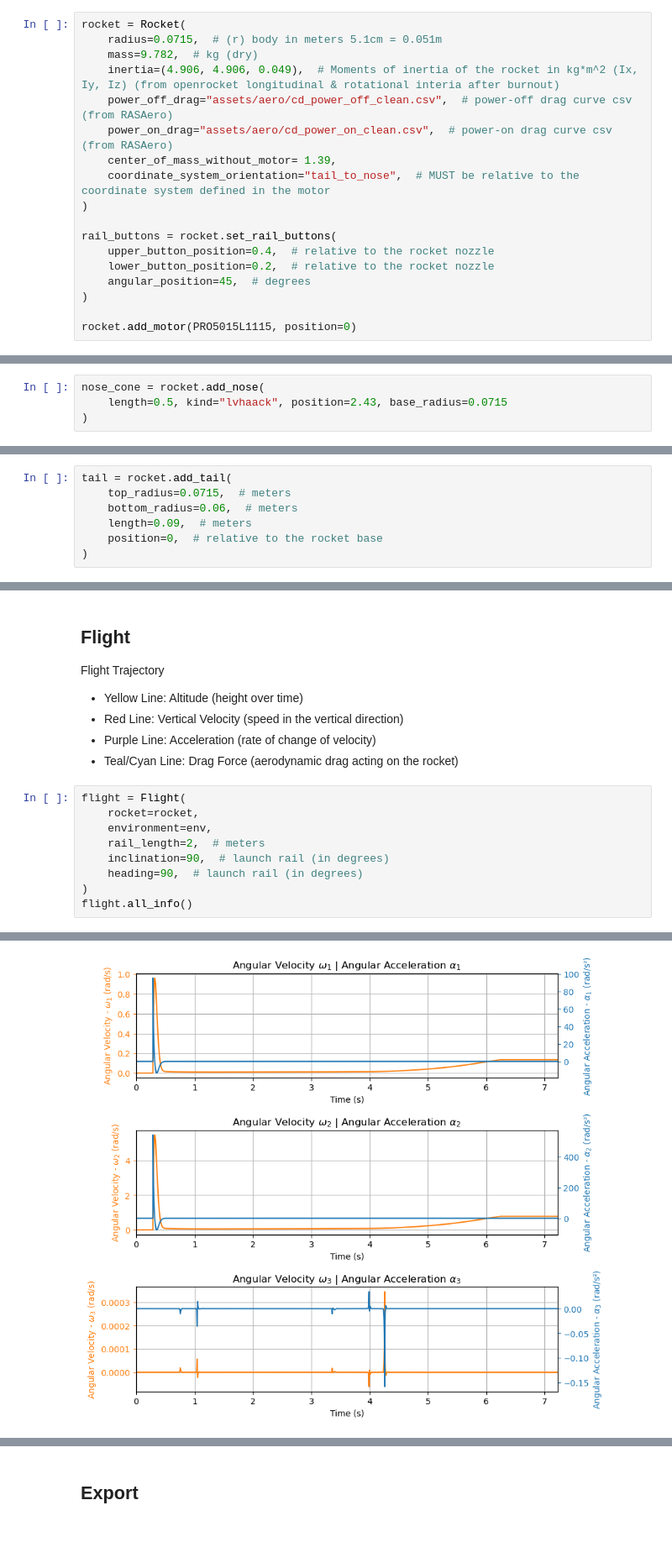
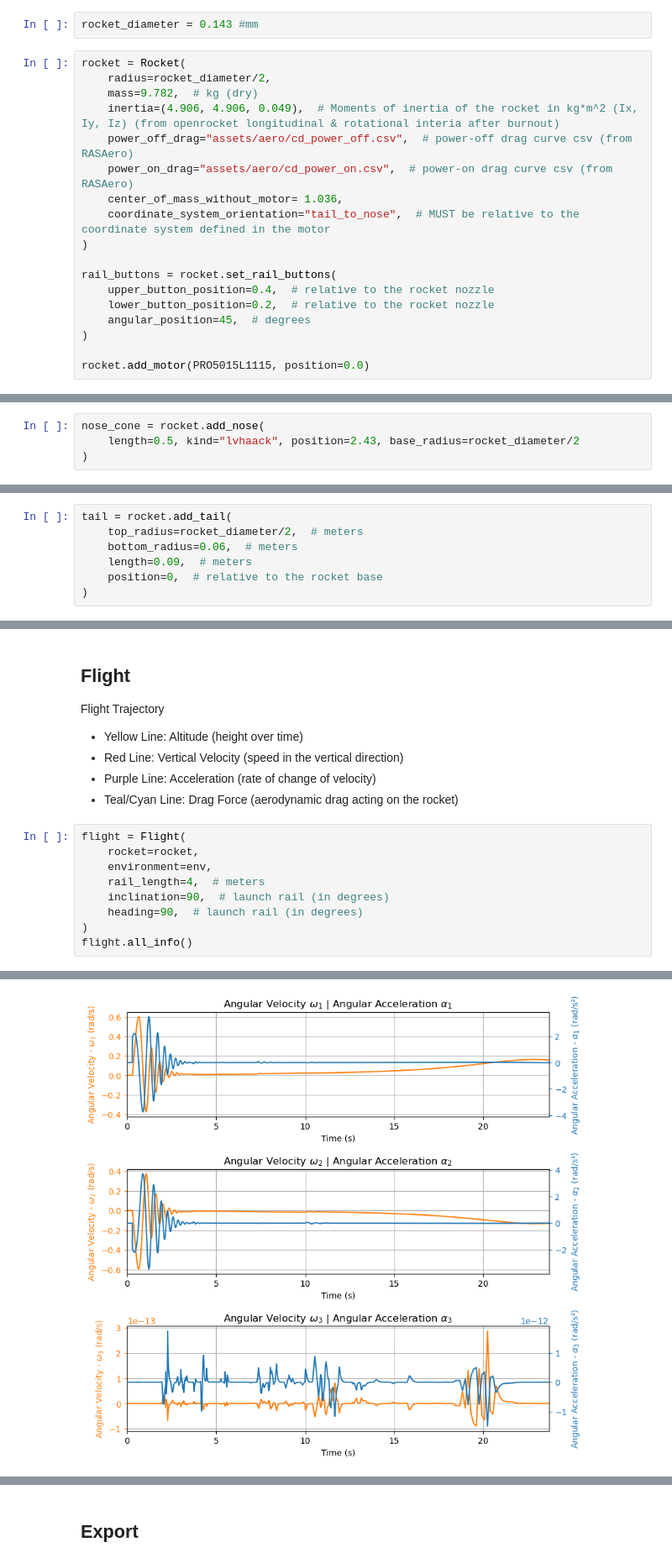
Before and after one commit to ULAS-HiPR/RocketPy, a Jupyter notebook: Mach26/Badhbh.ipynb, the cells around one changed output, grey strips where cells are left out. Shown at 84% size. Cells and saved outputs as stored; diff of their text form; blank space fills up the shorter version.

Commit message:
I hate the weather in rocketpy

```diff
--- a/Mach26/Badhbh.ipynb
+++ b/Mach26/Badhbh.ipynb
@@ -127,11 +127,13 @@ df.to_csv("assets/aero/cd_power_on_clean.csv", index=False)
+# %%
+rocket_diameter = 0.143 #mm
 # %%
 rocket = Rocket(
-    radius=0.0715,  # (r) body in meters 5.1cm = 0.051m
+    radius=rocket_diameter/2,
     mass=9.782,  # kg (dry)
     inertia=(4.906, 4.906, 0.049),  # Moments of inertia of the rocket in kg*m^2 (Ix, Iy, Iz) (from openrocket longitudinal & rotational interia after burnout)
-    power_off_drag="assets/aero/cd_power_off_clean.csv",  # power-off drag curve csv (from RASAero)
-    power_on_drag="assets/aero/cd_power_on_clean.csv",  # power-on drag curve csv (from RASAero)
-    center_of_mass_without_motor= 1.39,
+    power_off_drag="assets/aero/cd_power_off.csv",  # power-off drag curve csv (from RASAero)
+    power_on_drag="assets/aero/cd_power_on.csv",  # power-on drag curve csv (from RASAero)
+    center_of_mass_without_motor= 1.036,
     coordinate_system_orientation="tail_to_nose",  # MUST be relative to the coordinate system defined in the motor
 )
 
@@ -141,12 +143,12 @@ rail_buttons = rocket.set_rail_buttons(
     angular_position=45,  # degrees
 )
 
-rocket.add_motor(PRO5015L1115, position=0)
+rocket.add_motor(PRO5015L1115, position=0.0)
 # %% [markdown]
 ### 4 - Aero surfaces
 # %%
 nose_cone = rocket.add_nose(
-    length=0.5, kind="lvhaack", position=2.43, base_radius=0.0715
+    length=0.5, kind="lvhaack", position=2.43, base_radius=rocket_diameter/2
 )
 # %%
 fin_set = rocket.add_trapezoidal_fins(
@@ -161,7 +163,7 @@ fin_set = rocket.add_trapezoidal_fins(
 )
 # %%
 tail = rocket.add_tail(
-    top_radius=0.0715,  # meters
+    top_radius=rocket_diameter/2,  # meters
     bottom_radius=0.06,  # meters
     length=0.09,  # meters
     position=0,  # relative to the rocket base
@@ -236,7 +241,7 @@ Flight Trajectory
 flight = Flight(
     rocket=rocket,
     environment=env,
-    rail_length=2,  # meters
+    rail_length=4,  # meters
     inclination=90,  # launch rail (in degrees)
     heading=90,  # launch rail (in degrees)
 )
@@ -269,3 +274,3 @@ Path, Attitude and Lateral Attitude Angle plots
 Trajectory Angular Velocity and Acceleration Plots
-[figure, old version]
+[figure, new version]
 Aerodynamic Forces Plots
```
Also changed, not shown: parts of 7 cells of this notebook, 4 other files.
